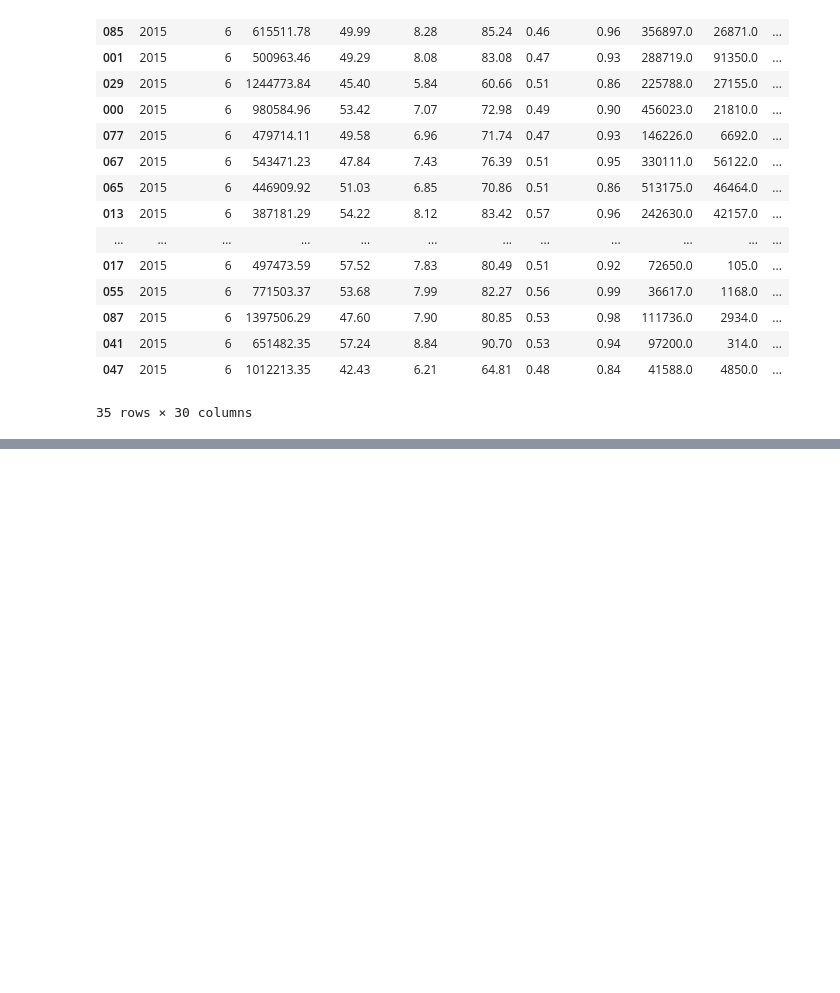
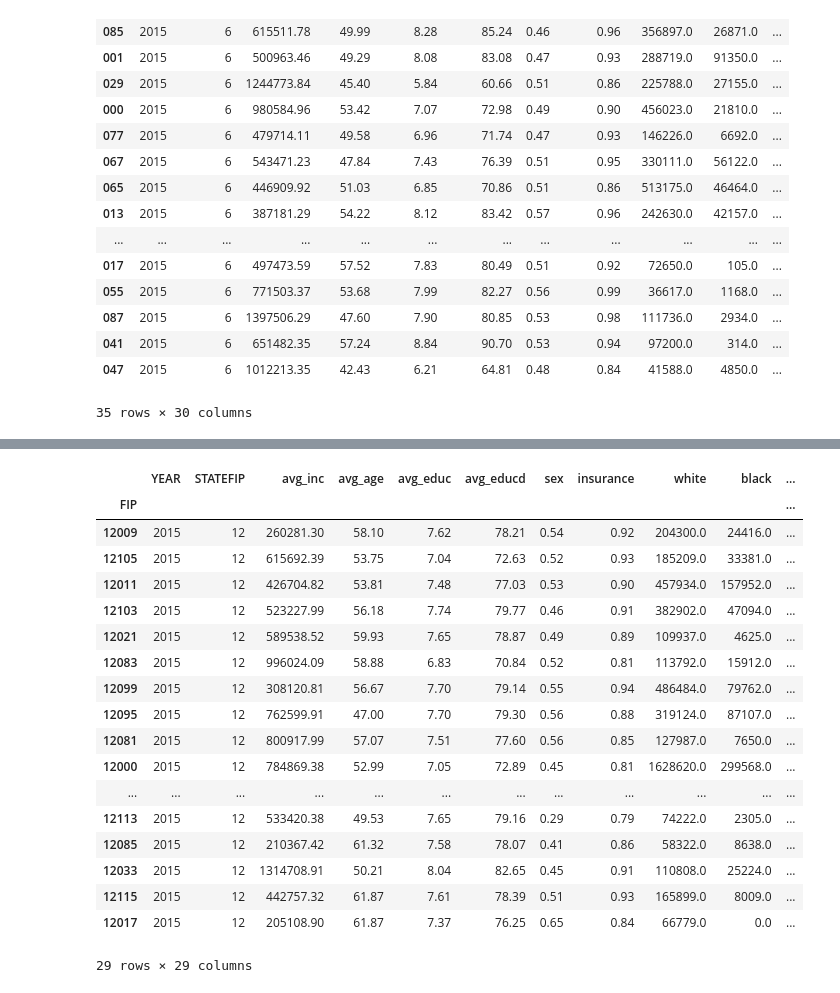
Before and after one commit to john-c-simmons/pres_election, a Jupyter notebook: notebooks/cc/Census_Data.ipynb, the cells around one changed output, grey strips where cells are left out. Saved outputs shown, nothing was run; the diff lists cells and outputs as text; code cells hidden in the pictures; blank space fills up the shorter version.

```diff
--- a/notebooks/cc/Census_Data.ipynb
+++ b/notebooks/cc/Census_Data.ipynb
@@ -416,0 +457,9 @@ binary = ['HCOVANY','SEX']
+# %%
+FL2015cat2 = catmap(FL2015, 'MARST', marst_mapper, marst_list)
+# %%
+FL2015cat3 = catmap(FL2015, 'EMPSTATD', emp_mapper, CA_emp_list)
+# %%
+FL2015CONCAT = pd.concat([FL2015NUM, FL2015cat1, FL2015cat2, FL2015cat3], axis=1)
+# %%
+FL2015CONCAT['FIP'] = FL2015CONCAT['STATEFIP'].astype(str) + FL2015CONCAT.index.astype(str)
+FL2015CONCAT
@@ -416,0 +487,23 @@ binary = ['HCOVANY','SEX']
+# %%
+FL2015CONCAT = FL2015CONCAT.set_index('FIP')
+FL2015CONCAT
+# %% [output]
+|  | YEAR | STATEFIP | avg_inc | avg_age | avg_educ | avg_educd | sex | insurance | white | black | ... |
+| FIP |  |  |  |  |  |  |  |  |  |  | ... |
+| 12009 | 2015 | 12 | 260281.30 | 58.10 | 7.62 | 78.21 | 0.54 | 0.92 | 204300.0 | 24416.0 | ... |
+| 12105 | 2015 | 12 | 615692.39 | 53.75 | 7.04 | 72.63 | 0.52 | 0.93 | 185209.0 | 33381.0 | ... |
+| 12011 | 2015 | 12 | 426704.82 | 53.81 | 7.48 | 77.03 | 0.53 | 0.90 | 457934.0 | 157952.0 | ... |
+| 12103 | 2015 | 12 | 523227.99 | 56.18 | 7.74 | 79.77 | 0.46 | 0.91 | 382902.0 | 47094.0 | ... |
+| 12021 | 2015 | 12 | 589538.52 | 59.93 | 7.65 | 78.87 | 0.49 | 0.89 | 109937.0 | 4625.0 | ... |
+| 12083 | 2015 | 12 | 996024.09 | 58.88 | 6.83 | 70.84 | 0.52 | 0.81 | 113792.0 | 15912.0 | ... |
+| 12099 | 2015 | 12 | 308120.81 | 56.67 | 7.70 | 79.14 | 0.55 | 0.94 | 486484.0 | 79762.0 | ... |
+| 12095 | 2015 | 12 | 762599.91 | 47.00 | 7.70 | 79.30 | 0.56 | 0.88 | 319124.0 | 87107.0 | ... |
+| 12081 | 2015 | 12 | 800917.99 | 57.07 | 7.51 | 77.60 | 0.56 | 0.85 | 127987.0 | 7650.0 | ... |
+| 12000 | 2015 | 12 | 784869.38 | 52.99 | 7.05 | 72.89 | 0.45 | 0.81 | 1628620.0 | 299568.0 | ... |
+| ... | ... | ... | ... | ... | ... | ... | ... | ... | ... | ... | ... |
+| 12113 | 2015 | 12 | 533420.38 | 49.53 | 7.65 | 79.16 | 0.29 | 0.79 | 74222.0 | 2305.0 | ... |
+| 12085 | 2015 | 12 | 210367.42 | 61.32 | 7.58 | 78.07 | 0.41 | 0.86 | 58322.0 | 8638.0 | ... |
+| 12033 | 2015 | 12 | 1314708.91 | 50.21 | 8.04 | 82.65 | 0.45 | 0.91 | 110808.0 | 25224.0 | ... |
+| 12115 | 2015 | 12 | 442757.32 | 61.87 | 7.61 | 78.39 | 0.51 | 0.93 | 165899.0 | 8009.0 | ... |
+| 12017 | 2015 | 12 | 205108.90 | 61.87 | 7.37 | 76.25 | 0.65 | 0.84 | 66779.0 | 0.0 | ... |
+29 rows × 29 columns
```
Also changed, not shown: parts of 67 cells of this notebook, 4 other files.
